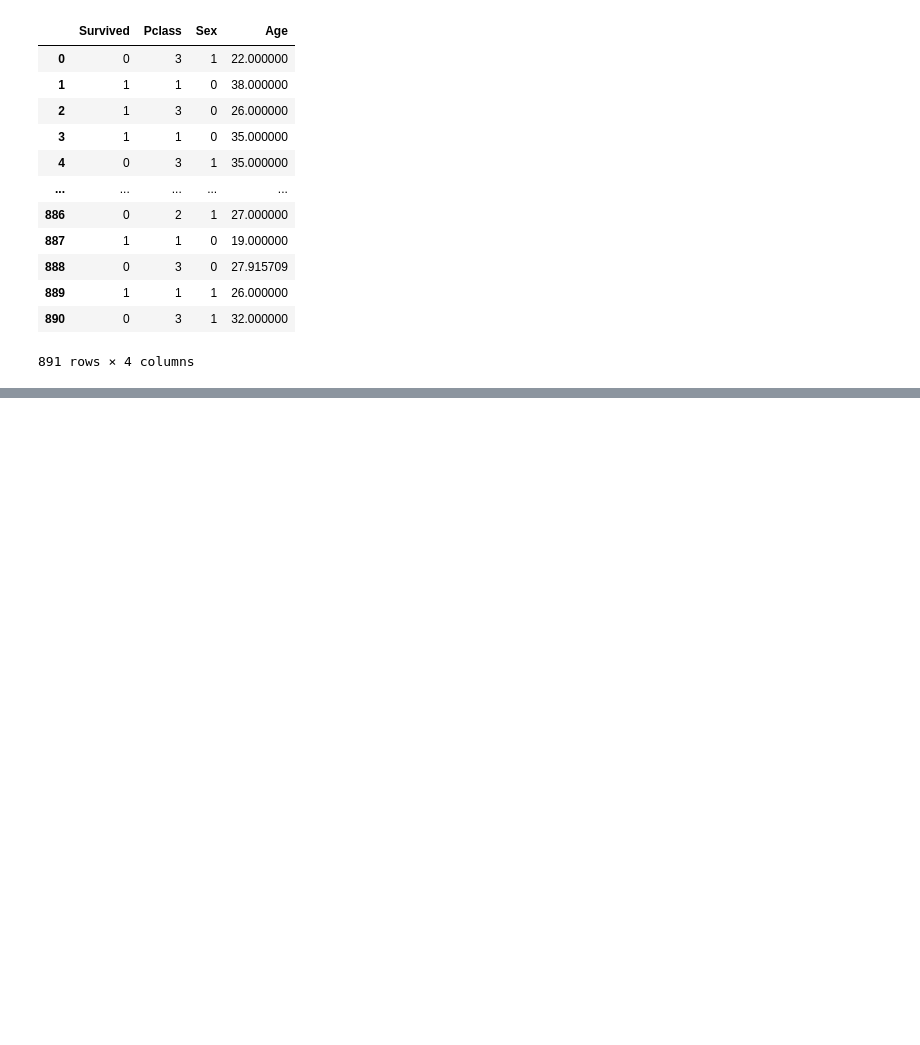
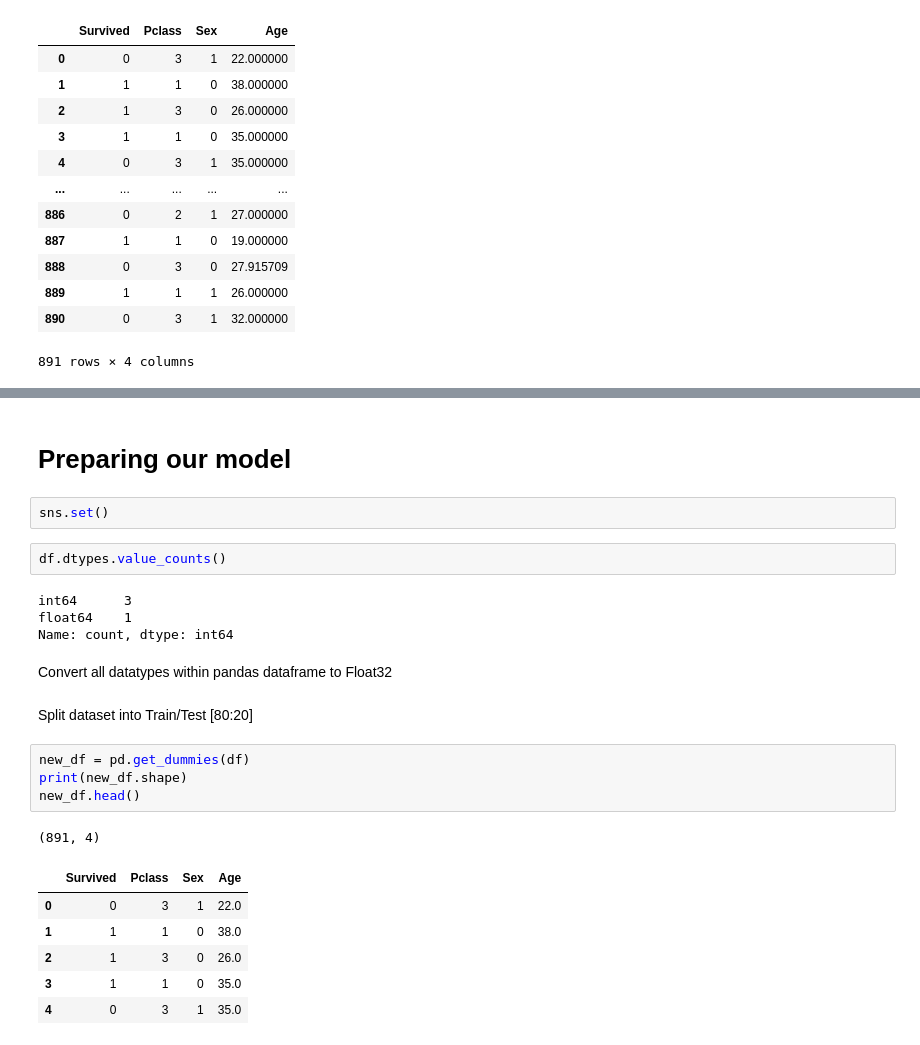
Before and after one commit to Ashraf-Khabar/SACAD-Projects, a Jupyter notebook: Mini_Project_N1/Model.ipynb, the cells around one changed output, grey strips where cells are left out. Saved outputs shown, nothing was run; the diff lists cells and outputs as text; blank space fills up the shorter version.

```diff
--- a/Mini_Project_N1/Model.ipynb
+++ b/Mini_Project_N1/Model.ipynb
@@ -150,0 +153,26 @@ df
+# %% [markdown]
+# Preparing our model
+# %%
+sns.set()
+# %%
+df.dtypes.value_counts()
+# %% [output]
+int64      3
+float64    1
+Name: count, dtype: int64
+# %% [markdown]
+Convert all datatypes within pandas dataframe to Float32
+# %% [markdown]
+Split dataset into Train/Test [80:20]
+# %%
+new_df = pd.get_dummies(df)
+print(new_df.shape)
+new_df.head()
+# %% [output]
+(891, 4)
+|  | Survived | Pclass | Sex | Age |
+| 0 | 0 | 3 | 1 | 22.0 |
+| 1 | 1 | 1 | 0 | 38.0 |
+| 2 | 1 | 3 | 0 | 26.0 |
+| 3 | 1 | 1 | 0 | 35.0 |
+| 4 | 0 | 3 | 1 | 35.0 |
```
Also changed, not shown: parts of 10 cells of this notebook.
